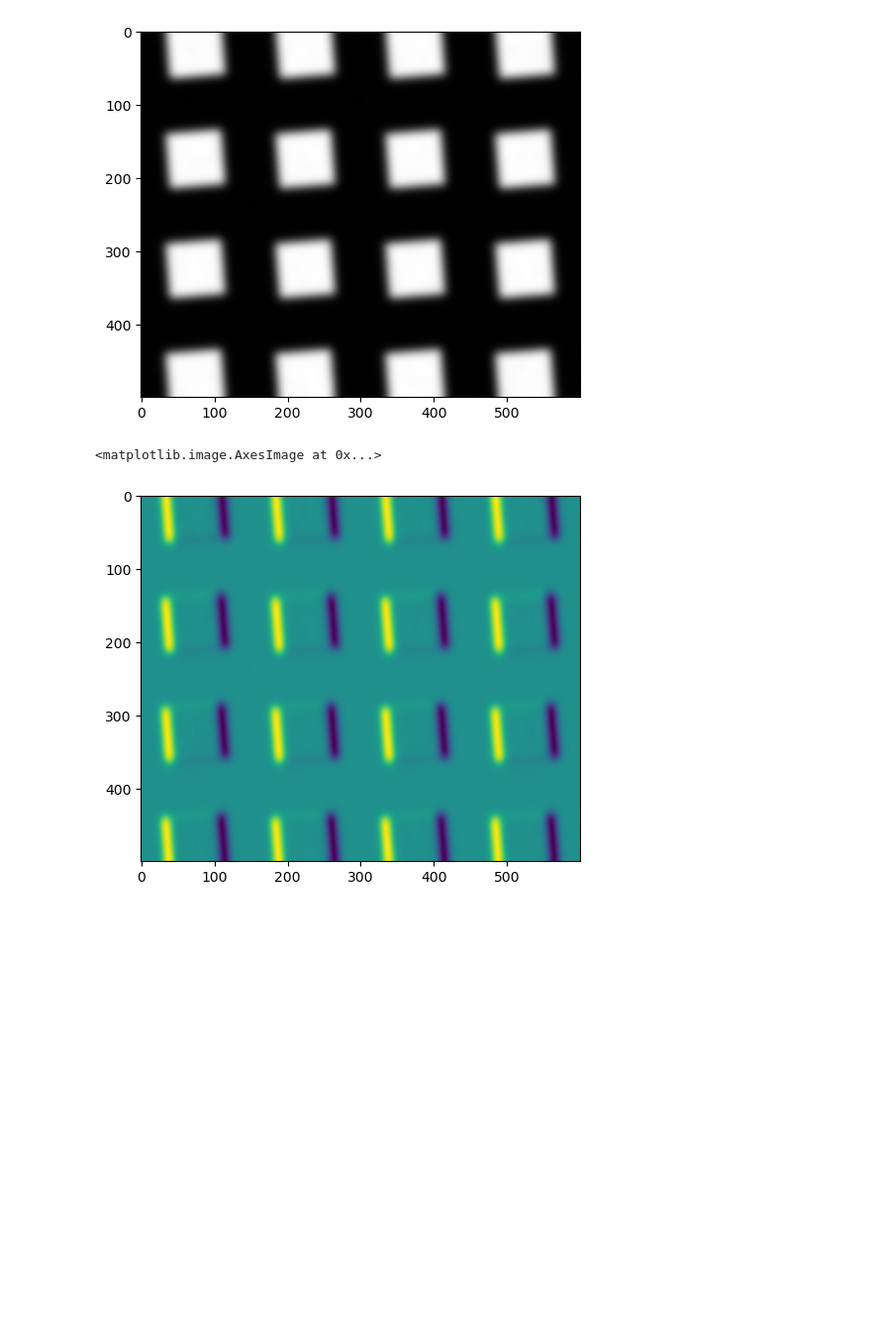
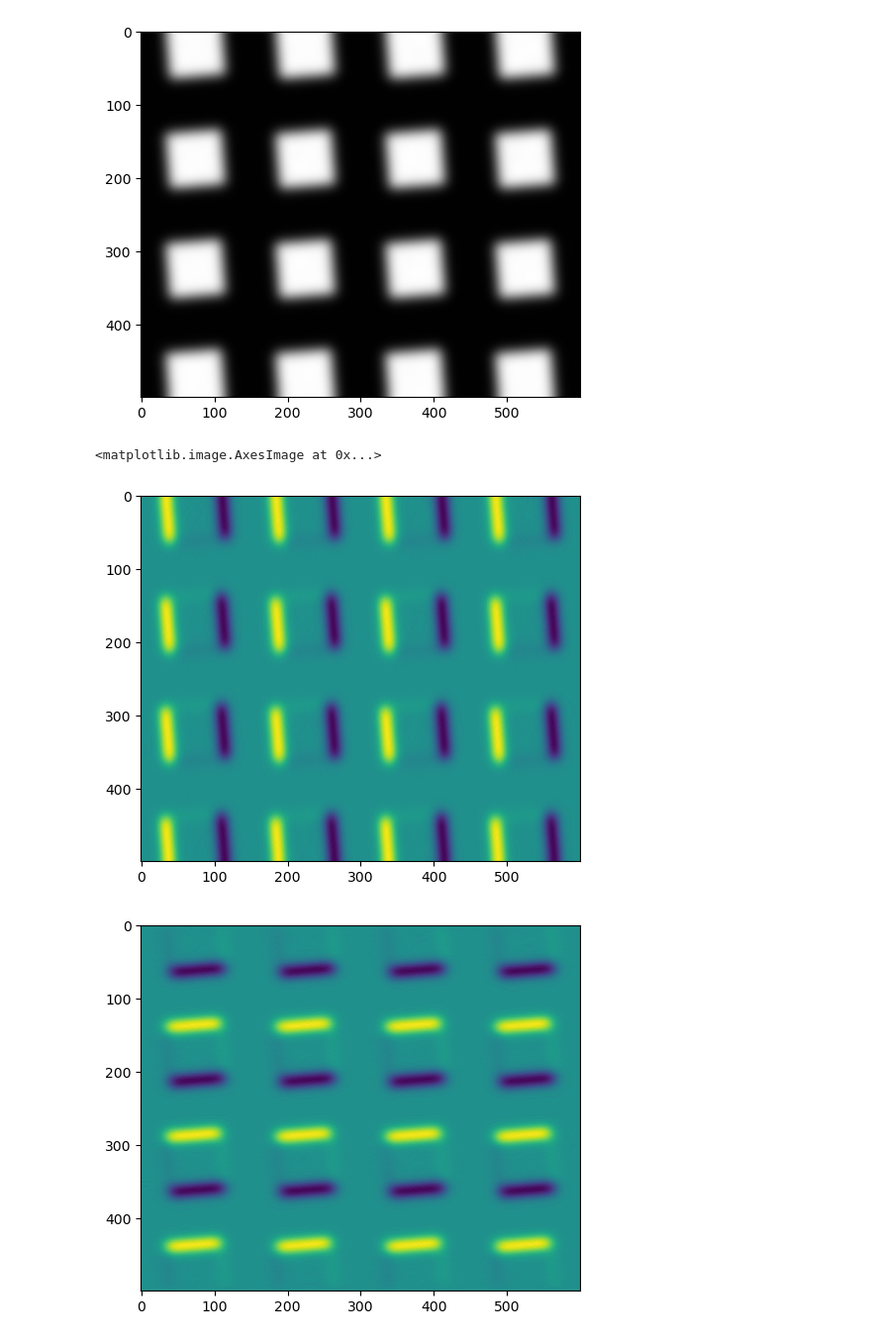
Before and after one commit to chriscannon9001/opticiq, a Jupyter notebook: docs/demoSlantEdgeIQ.ipynb, the cells around one changed output. Shown at 99% size. Drawn from its saved outputs; the diff is of its cells as text; code cells hidden in the pictures; blank space fills up the shorter version.

```diff
--- a/docs/demoSlantEdgeIQ.ipynb
+++ b/docs/demoSlantEdgeIQ.ipynb
@@ -24,9 +30,14 @@ plt.imshow(imG['I1'], cmap='gray')
 [figure]
 # %%
 # show dI/dx of blurred
+plt.figure()
 plt.imshow(imG['I_x'])
+# show dI/dy of blurred
+plt.figure()
+plt.imshow(imG['I_y'])
 # %% [output]
 <matplotlib.image.AxesImage at 0x...>
 [figure]
+[figure, added]
 # %%
 # show all masks for ver edges, positive going
```
Also changed, not shown: parts of 9 cells of this notebook, 3 other files.
